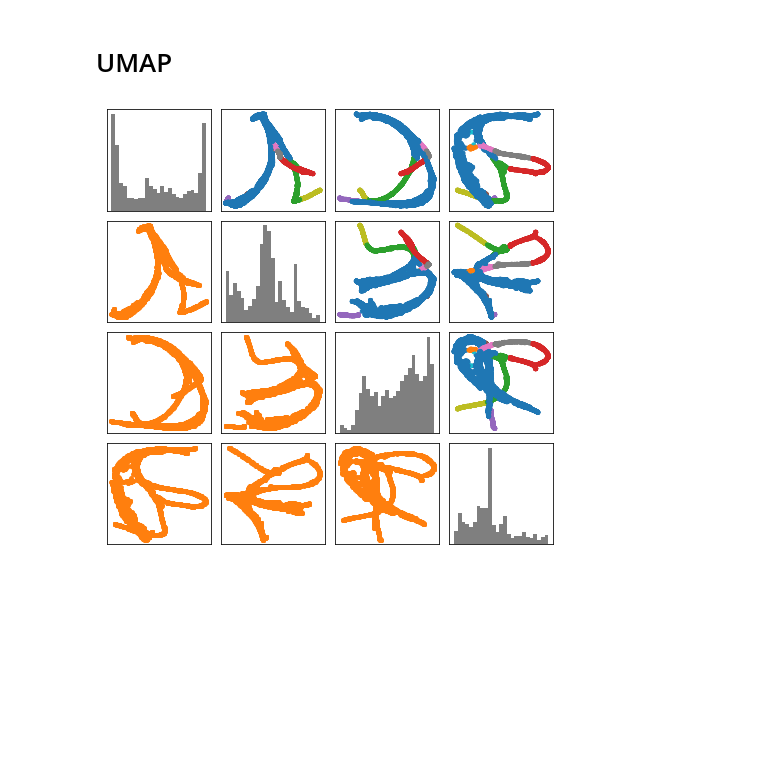
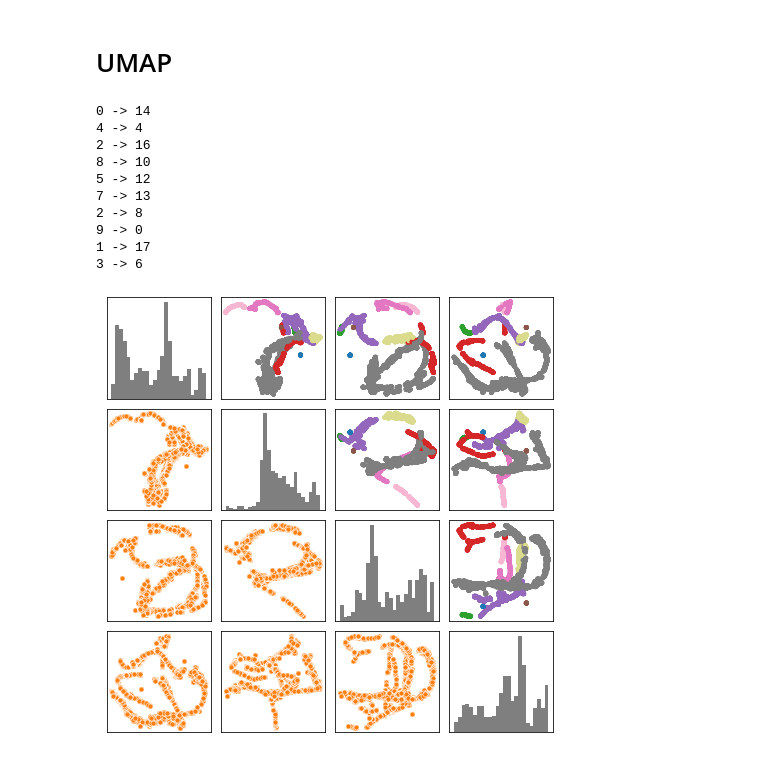
Before and after one commit to stetef/nano-XANES-microscopy-of-Fe, a Jupyter notebook: Visualization.ipynb, the cells around one changed output. Saved outputs shown, nothing was run; the diff lists cells and outputs as text; code cells hidden in the pictures; blank space fills up the shorter version.

```diff
--- a/Visualization.ipynb
+++ b/Visualization.ipynb
@@ -183,6 +247,8 @@ def make_scree_plot(data, n=5, threshold=0.95, show_first_PC=True, mod=0, c=0):
     return n_components
 # %%
 data = Fe_xanes
+energy = Fe_energy
+
 fd, mask = get_filtered_img(data, return_mask=True)
 
 filtered_spectra_dict = {}
@@ -195,7 +286,10 @@ filtered_spectra = np.array(list(filtered_spectra_dict.values()))
 # %%
 data = filtered_spectra
-data = data / np.max(data)
-n_components = make_scree_plot(data, n=5, c=0, threshold=0.995, show_first_PC=False)
+
+### How to properly normalize spectra???
+#data = data / np.sum(data, axis=1).reshape(-1, 1)  # integral normalizing
+data = data / data[:, -1].reshape(-1, 1)  # last point normalizing
+n_components = make_scree_plot(data, n=15, c=0, threshold=0.95, show_first_PC=False)
 plt.title('Fe XANES', fontsize=20)
 plt.show()
 # %% [output]
@@ -229,36 +352,66 @@ plt.show()
 # %% [markdown]
 # UMAP
+# %%
+def get_translated_colors(dbscan_clustering, filtered_spectra_dict):
+    points = list(filtered_spectra_dict.keys())
+    point_index = {point: i for i, point in enumerate(points)}
+    labels = dbscan_clustering.labels_.copy()
+
+    color_codemap = {i: i for i in range(len(np.unique(labels)))}
+    translation_map = {(33, 38): 14, (63, 49): 13, (60, 31): 12, (46, 69): 16,
+                       (102, 70): 17, (35, 58): 4, (135, 115): 6, (89, 113): 0,
+                       (54, 76): 10, (84, 120): 8}
+
+    for i, point in enumerate(points):
+        if point in list(translation_map.keys()):
+            translated_color = translation_map[point]
+            original_label = labels[point_index[point]]
+            print(f'{original_label} -> {translated_color}')
+            color_codemap[original_label] = translated_color
+
+    translated_colors = [color_codemap[label] for label in labels]
+    return translated_colors
 # %%
-n_neighbors = 18
-min_dist = 0.1
+n_neighbors = 5
+min_dist = 0.01
 dimension = 4
 reducer = umap.UMAP(random_state=42, n_components=dimension,
                     n_neighbors=n_neighbors, min_dist=min_dist)
 reduced_space = reducer.fit_transform(pca_components)
 
-dbscan_clustering = DBSCAN(eps=0.4, min_samples=1).fit(reduced_space)
-colors = [plt.cm.tab10(label) for label in dbscan_clustering.labels_]
-cdict = {tup: colors[i] for i, tup in enumerate(list(filtered_spectra_dict.keys()))}
+dbscan_clustering = DBSCAN(eps=1.5, min_samples=1).fit(reduced_space)
+cluster_dict = {loc: dbscan_clustering.labels_[i] for i, loc in enumerate(list(filtered_spectra_dict.keys()))}
+color_labels = get_translated_colors(dbscan_clustering, filtered_spectra_dict)
+colors = [plt.cm.tab20(c) for c in color_labels]
 
 fig, axes = plt.subplots(figsize=(2 * dimension, 2 * dimension),
                          ncols=dimension, nrows=dimension)
 plt.subplots_adjust(wspace=0.1, hspace=0.1)
 
 for i in np.arange(dimension):
     for j in np.arange(dimension):
         ax = axes[i, j]
         if i == j:
             ax.hist(reduced_space[:, i], color=plt.cm.tab10(7), bins=25)
         elif j < i:
-            ax.scatter(reduced_space[:, i], reduced_space[:, j], marker='o', s=15,
-                       color=plt.cm.tab10(1))
+            ax.scatter(reduced_space[:, i], reduced_space[:, j], marker='o', s=25,
+                       color=plt.cm.tab10(1), edgecolor='w', linewidth=0.5)
         else:
-            #ax.axis('off')
             ax.scatter(reduced_space[:, j], reduced_space[:, i], marker='o', s=15,
                        color=colors)
         ax.set_xticks([])
         ax.set_yticks([])
 plt.show()
 # %% [output]
+0 -> 14
+4 -> 4
+2 -> 16
+8 -> 10
+5 -> 12
+7 -> 13
+2 -> 8
+9 -> 0
+1 -> 17
+3 -> 6
-[figure, old version]
+[figure, new version]
 # %%
```
Also changed, not shown: parts of 34 cells of this notebook, 1 other file.
